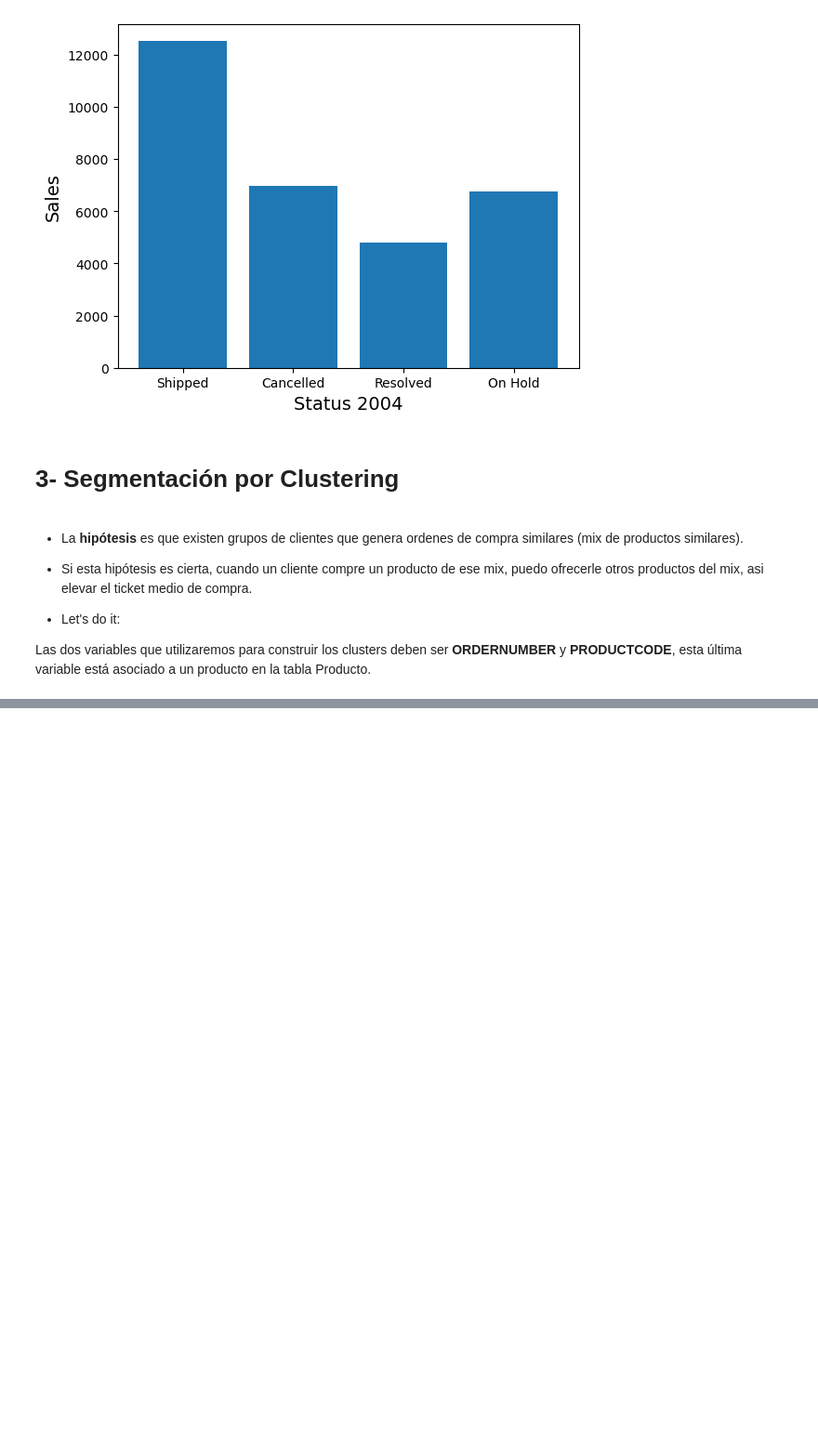
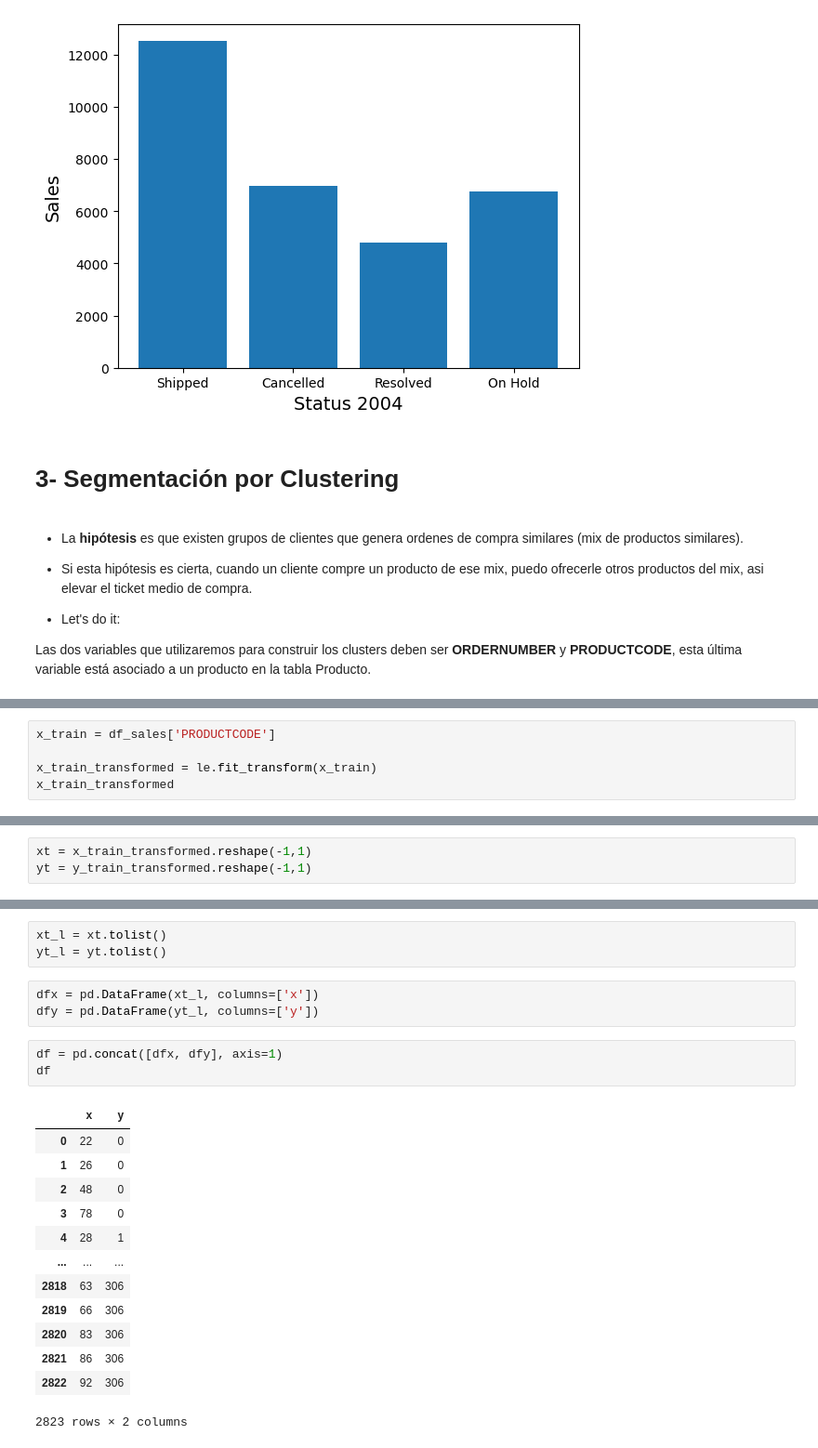
Before and after one commit to luisivanumpire/prueba_DScience, a Jupyter notebook: 3_Test_DScience.ipynb, the cells around one changed output, grey strips where cells are left out. Shown at 93% size. Saved outputs shown, nothing was run; the diff lists cells and outputs as text; blank space fills up the shorter version.

```diff
--- a/3_Test_DScience.ipynb
+++ b/3_Test_DScience.ipynb
@@ -300,0 +377,5 @@ Las dos variables que utilizaremos para construir los clusters deben ser **ORDER
+# %%
+x_train = df_sales['PRODUCTCODE']
+
+x_train_transformed = le.fit_transform(x_train)
+x_train_transformed
@@ -300,0 +384,3 @@ Las dos variables que utilizaremos para construir los clusters deben ser **ORDER
+# %%
+xt = x_train_transformed.reshape(-1,1)
+yt = y_train_transformed.reshape(-1,1)
@@ -300,0 +407,23 @@ Las dos variables que utilizaremos para construir los clusters deben ser **ORDER
+# %%
+xt_l = xt.tolist()
+yt_l = yt.tolist()
+# %%
+dfx = pd.DataFrame(xt_l, columns=['x'])
+dfy = pd.DataFrame(yt_l, columns=['y'])
+# %%
+df = pd.concat([dfx, dfy], axis=1)
+df
+# %% [output]
+|  | x | y |
+| 0 | 22 | 0 |
+| 1 | 26 | 0 |
+| 2 | 48 | 0 |
+| 3 | 78 | 0 |
+| 4 | 28 | 1 |
+| ... | ... | ... |
+| 2818 | 63 | 306 |
+| 2819 | 66 | 306 |
+| 2820 | 83 | 306 |
+| 2821 | 86 | 306 |
+| 2822 | 92 | 306 |
+2823 rows × 2 columns
```
Also changed, not shown: parts of 16 cells of this notebook.
